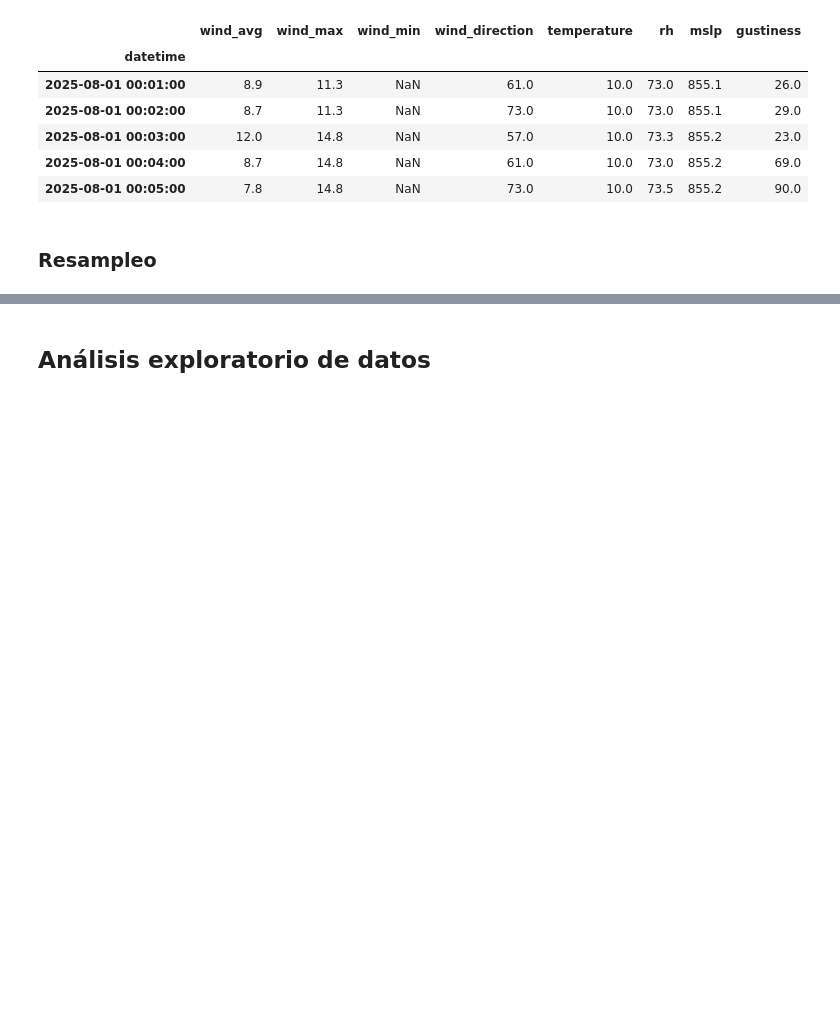
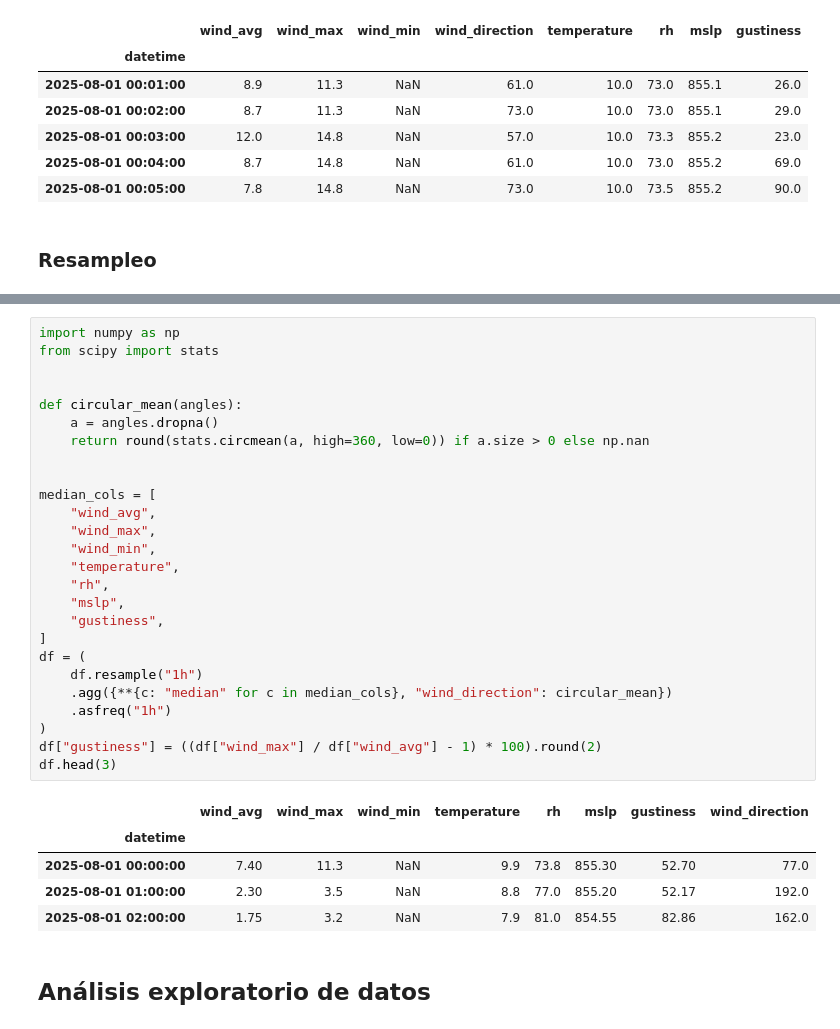
Before and after one commit to MarcosACH/potrerillos-wind-forecast, a Jupyter notebook: src/entregable_1.ipynb, the cells around one changed output, grey strips where cells are left out. Saved outputs shown, nothing was run; the diff lists cells and outputs as text; blank space fills up the shorter version.

```diff
--- a/src/entregable_1.ipynb
+++ b/src/entregable_1.ipynb
@@ -50,3 +53,35 @@ df = df.resample("1h").median().asfreq("1h")
+# %%
+import numpy as np
+from scipy import stats
+
+
+def circular_mean(angles):
+    a = angles.dropna()
+    return round(stats.circmean(a, high=360, low=0)) if a.size > 0 else np.nan
+
+
+median_cols = [
+    "wind_avg",
+    "wind_max",
+    "wind_min",
+    "temperature",
+    "rh",
+    "mslp",
+    "gustiness",
+]
+df = (
+    df.resample("1h")
+    .agg({**{c: "median" for c in median_cols}, "wind_direction": circular_mean})
+    .asfreq("1h")
+)
+df["gustiness"] = ((df["wind_max"] / df["wind_avg"] - 1) * 100).round(2)
+df.head(3)
+# %% [output]
+|  | wind_avg | wind_max | wind_min | temperature | rh | mslp | gustiness | wind_direction |
+| datetime |  |  |  |  |  |  |  |  |
+| 2025-08-01 00:00:00 | 7.40 | 11.3 | NaN | 9.9 | 73.8 | 855.30 | 52.70 | 77.0 |
+| 2025-08-01 01:00:00 | 2.30 | 3.5 | NaN | 8.8 | 77.0 | 855.20 | 52.17 | 192.0 |
+| 2025-08-01 02:00:00 | 1.75 | 3.2 | NaN | 7.9 | 81.0 | 854.55 | 82.86 | 162.0 |
 # %% [markdown]
 ## Análisis exploratorio de datos
 # %% [markdown]
```
Also changed, not shown: parts of 29 cells of this notebook.
